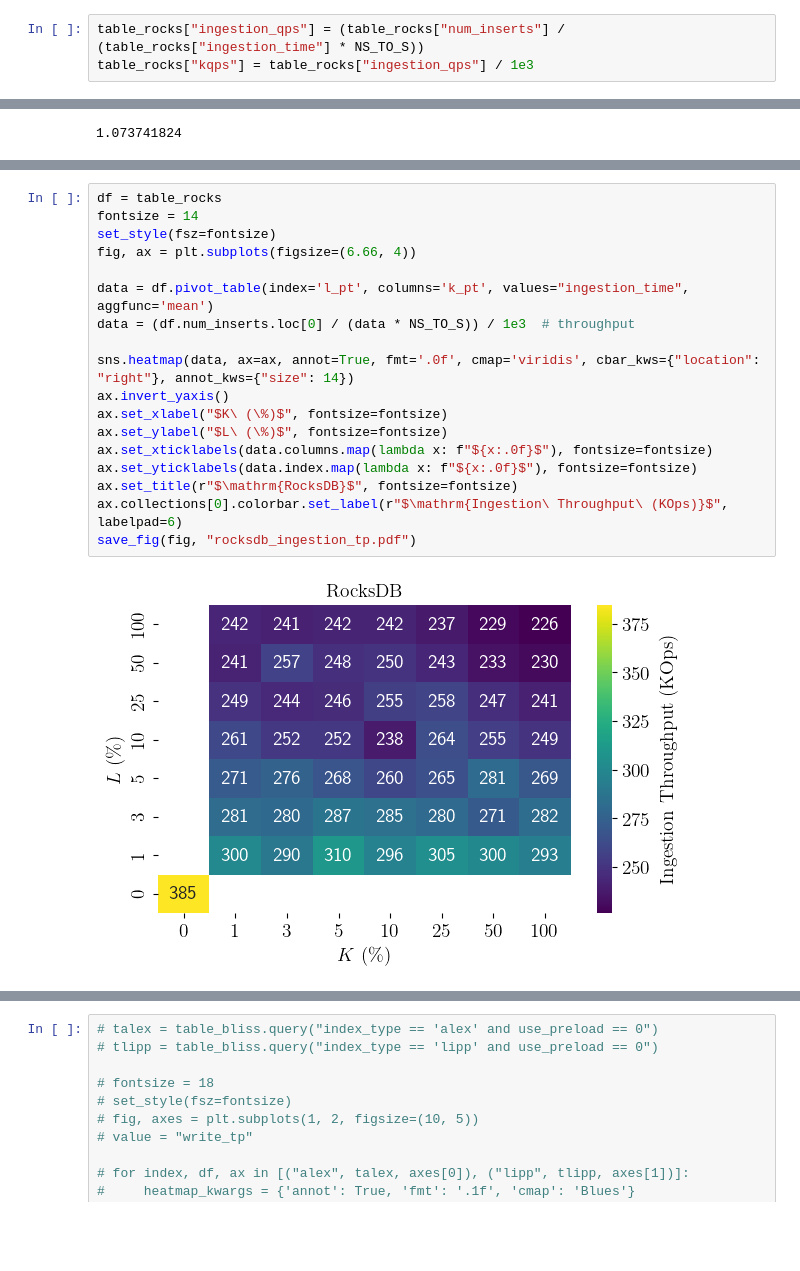
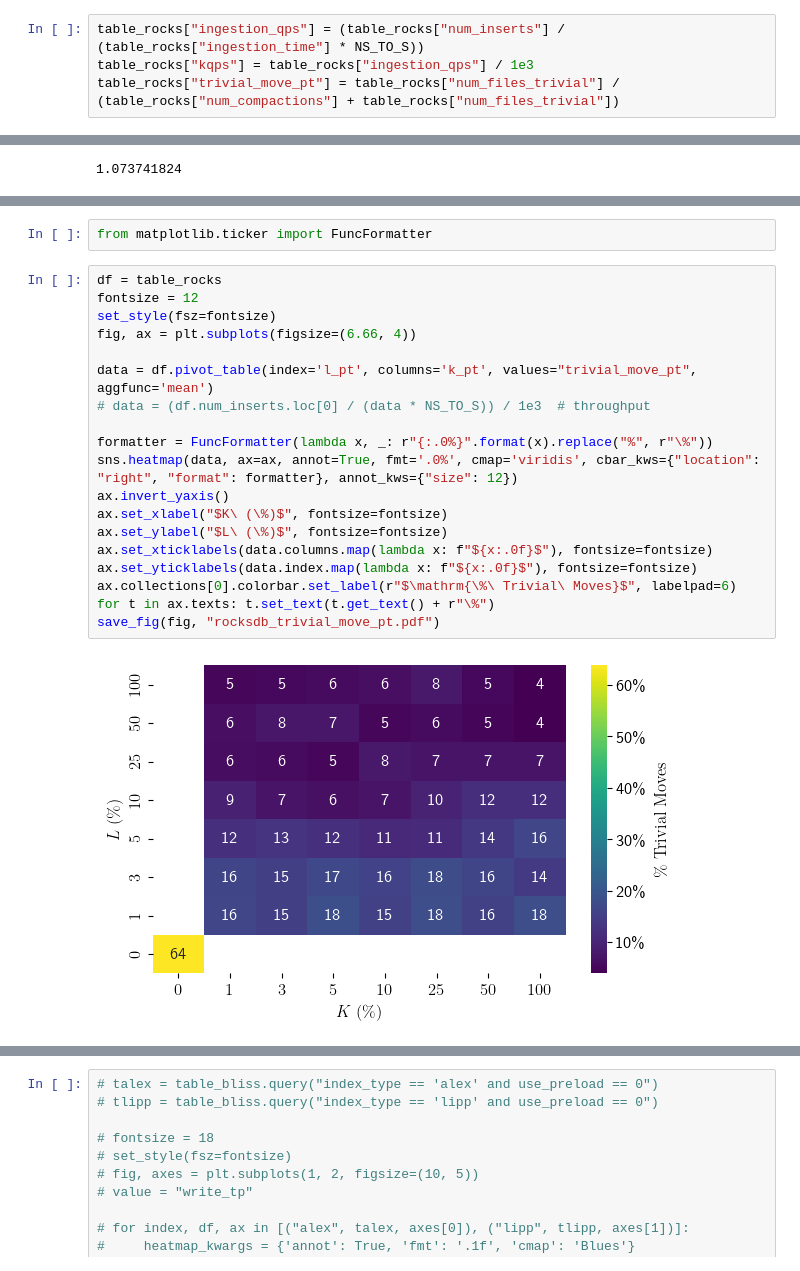
Before and after one commit to BU-DiSC/bliss_benchmark, a Jupyter notebook: notebook/heatmaps.ipynb, the cells around one changed output, grey strips where cells are left out. Cells and saved outputs as stored; diff of their text form; blank space fills up the shorter version.

```diff
--- a/notebook/heatmaps.ipynb
+++ b/notebook/heatmaps.ipynb
@@ -100,6 +100,7 @@ def set_style(fsz=14):
 # %%
 table_rocks["ingestion_qps"] = (table_rocks["num_inserts"] / (table_rocks["ingestion_time"] * NS_TO_S))
 table_rocks["kqps"] = table_rocks["ingestion_qps"] / 1e3
+table_rocks["trivial_move_pt"] = table_rocks["num_files_trivial"] / (table_rocks["num_compactions"] + table_rocks["num_files_trivial"])
 # %%
 (1 << 30) / 1e9
 # %% [output]
@@ -129,20 +130,23 @@ save_fig(fig, "rocksdb_trivial.pdf")
+# %%
+from matplotlib.ticker import FuncFormatter
 # %%
 df = table_rocks
-fontsize = 14
+fontsize = 12
 set_style(fsz=fontsize)
 fig, ax = plt.subplots(figsize=(6.66, 4))
 
-data = df.pivot_table(index='l_pt', columns='k_pt', values="ingestion_time", aggfunc='mean')
-data = (df.num_inserts.loc[0] / (data * NS_TO_S)) / 1e3  # throughput
+data = df.pivot_table(index='l_pt', columns='k_pt', values="trivial_move_pt", aggfunc='mean')
+# data = (df.num_inserts.loc[0] / (data * NS_TO_S)) / 1e3  # throughput
 
-sns.heatmap(data, ax=ax, annot=True, fmt='.0f', cmap='viridis', cbar_kws={"location": "right"}, annot_kws={"size": 14})
+formatter = FuncFormatter(lambda x, _: r"{:.0%}".format(x).replace("%", r"\%"))
+sns.heatmap(data, ax=ax, annot=True, fmt='.0%', cmap='viridis', cbar_kws={"location": "right", "format": formatter}, annot_kws={"size": 12})
 ax.invert_yaxis()
 ax.set_xlabel("$K\ (\%)$", fontsize=fontsize)
 ax.set_ylabel("$L\ (\%)$", fontsize=fontsize)
 ax.set_xticklabels(data.columns.map(lambda x: f"${x:.0f}$"), fontsize=fontsize)
 ax.set_yticklabels(data.index.map(lambda x: f"${x:.0f}$"), fontsize=fontsize)
-ax.set_title(r"$\mathrm{RocksDB}$", fontsize=fontsize)
-ax.collections[0].colorbar.set_label(r"$\mathrm{Ingestion\ Throughput\ (KOps)}$", labelpad=6)
-save_fig(fig, "rocksdb_ingestion_tp.pdf")
+ax.collections[0].colorbar.set_label(r"$\mathrm{\%\ Trivial\ Moves}$", labelpad=6)
+for t in ax.texts: t.set_text(t.get_text() + r"\%")
+save_fig(fig, "rocksdb_trivial_move_pt.pdf")
 # %% [output]
-[figure, old version]
+[figure, new version]
```
Also changed, not shown: parts of 11 cells of this notebook, 4 other files.
